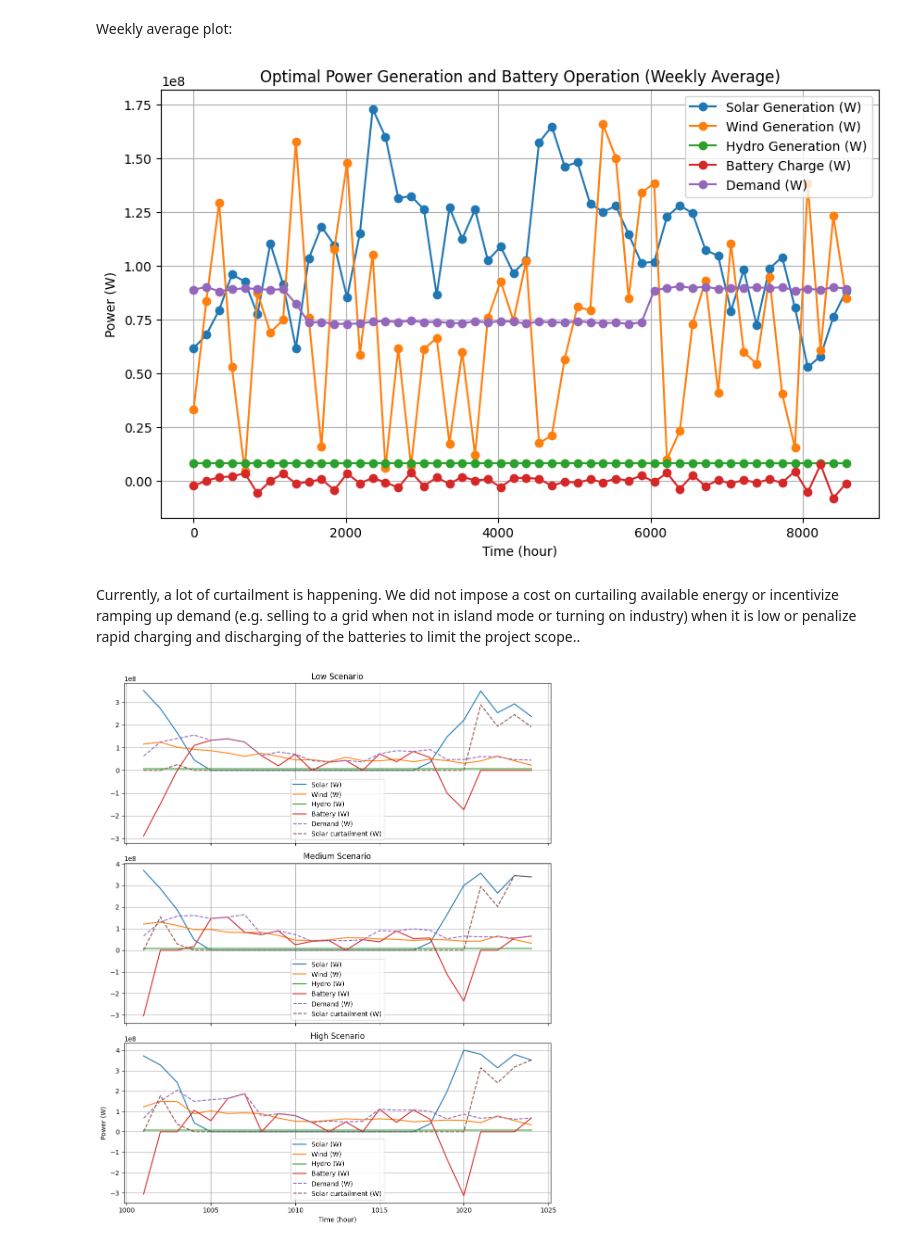
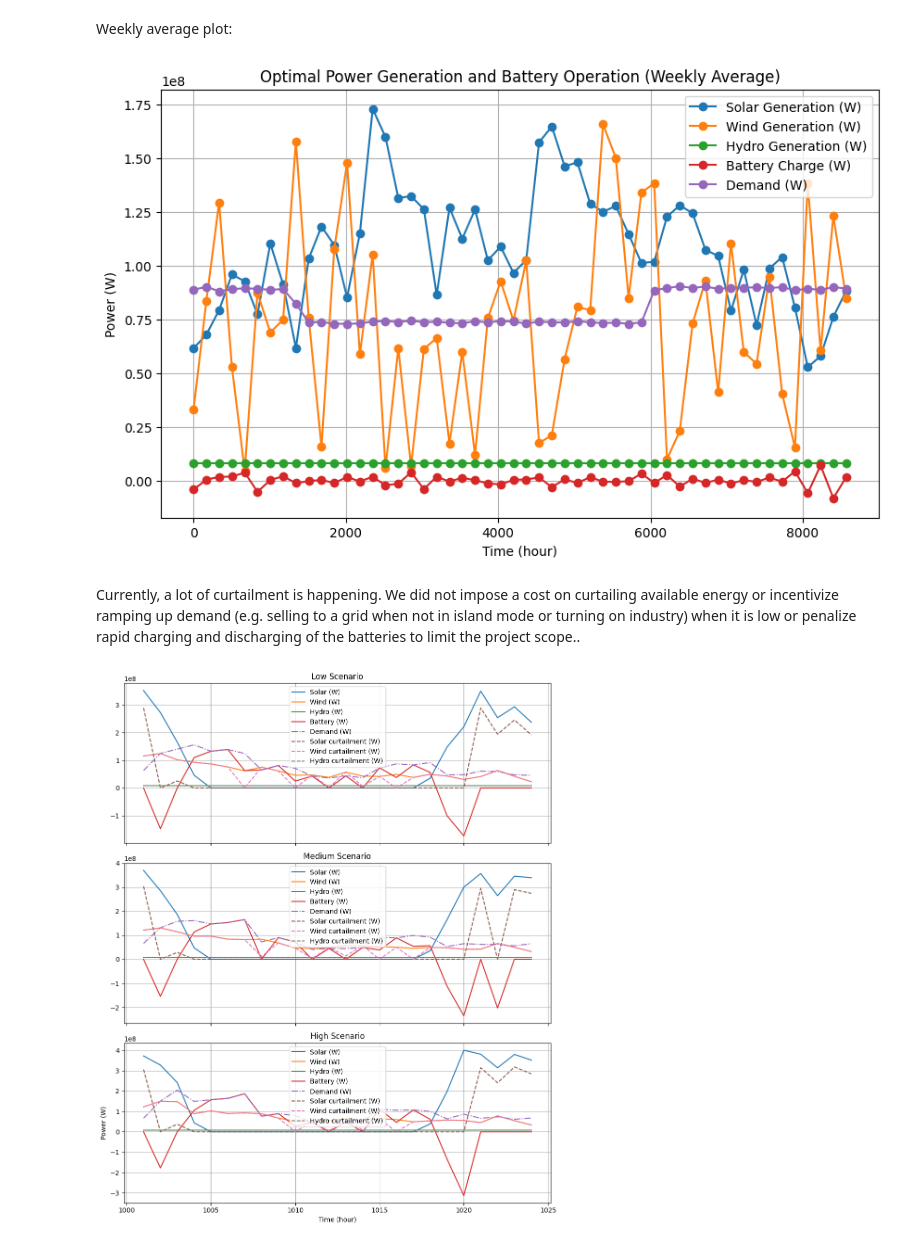
Before and after one commit to myliusen/TIO4855, a Jupyter notebook: stochastic_model.ipynb, the cells around one changed output. Drawn from its saved outputs; the diff is of its cells as text; code cells hidden in the pictures.

```diff
--- a/stochastic_model.ipynb
+++ b/stochastic_model.ipynb
@@ -301,9 +301,9 @@ for omega in scenarios:
         # Curtailment Limits:
         m.addConstr(curt_s[t, omega] <= x_s * scenarios_S[omega][t],
                     name=f"solar_curtailment_limit_{t}_{omega}")
-        m.addConstr(curt_w[t, omega] <= x_h * H[t],
+        m.addConstr(curt_w[t, omega] <= x_w * scenarios_W[omega][t],
                     name=f"wind_curtailment_limit_{t}_{omega}")
-        m.addConstr(curt_h[t, omega] <= x_w * scenarios_W[omega][t],
+        m.addConstr(curt_h[t, omega] <= x_h * H[t],
                     name=f"hydro_curtailment_limit_{t}_{omega}")
 
         # Battery Capacity Constraint:
@@ -430,7 +430,7 @@ plt.legend()
 plt.grid(True)
 plt.show()
 # %% [output]
-[figure, old version]
+[figure, new version]
 # %% [markdown]
 Currently, a lot of curtailment is happening. We did not impose a cost on curtailing available energy or incentivize ramping up demand (e.g. selling to a grid when not in island mode or turning on industry) when it is low or penalize rapid charging and discharging of the batteries to limit the project scope..
 # %%
@@ -440,32 +440,36 @@ week_1 = T[1000:1024]
 fig, axes = plt.subplots(nrows=3, ncols=1, figsize=(10,12), sharex=True)
 scenario_labels = {1: "Low", 2: "Medium", 3: "High"}
 
 for idx, omega in enumerate(scenarios):
     ax = axes[idx]
     ax.set_title(f"{scenario_labels[omega]} Scenario")
 
     # Plot solar, wind, hydro, battery, demand for the scenario
     solar = [x_s.X * scenarios_S[omega][t] for t in week_1]
     wind  = [x_w.X * scenarios_W[omega][t] for t in week_1]
     hydro = [x_h.X * H[t] for t in week_1]
     batt  = [E_ESS[t, omega].X * 1000 for t in week_1]
     dem   = [scenarios_Q[omega][t] for t in week_1]
     cur_s = [curt_s[t, omega].X for t in week_1]
+    cur_w = [curt_w[t, omega].X for t in week_1]
+    cur_h = [curt_h[t, omega].X for t in week_1]
 
     ax.plot(week_1, solar, label="Solar (W)")
     ax.plot(week_1, wind,  label="Wind (W)")
     ax.plot(week_1, hydro, label="Hydro (W)")
     ax.plot(week_1, batt,  label="Battery (W)")
-    ax.plot(week_1, dem,   label="Demand (W)", linestyle="--")
+    ax.plot(week_1, dem,   label="Demand (W)", linestyle="dashdot")
     ax.plot(week_1, cur_s,   label="Solar curtailment (W)", linestyle="--")
+    ax.plot(week_1, cur_w,   label="Wind curtailment (W)", linestyle="--")
+    ax.plot(week_1, cur_h,   label="Hydro curtailment (W)", linestyle="--")
 
 
     ax.legend()
     ax.grid(True)
 
 plt.xlabel("Time (hour)")
 plt.ylabel("Power (W)")
 plt.tight_layout()
 plt.show()
 # %% [output]
-[figure, old version]
+[figure, new version]
```
Also changed, not shown: parts of 1 cell of this notebook.
